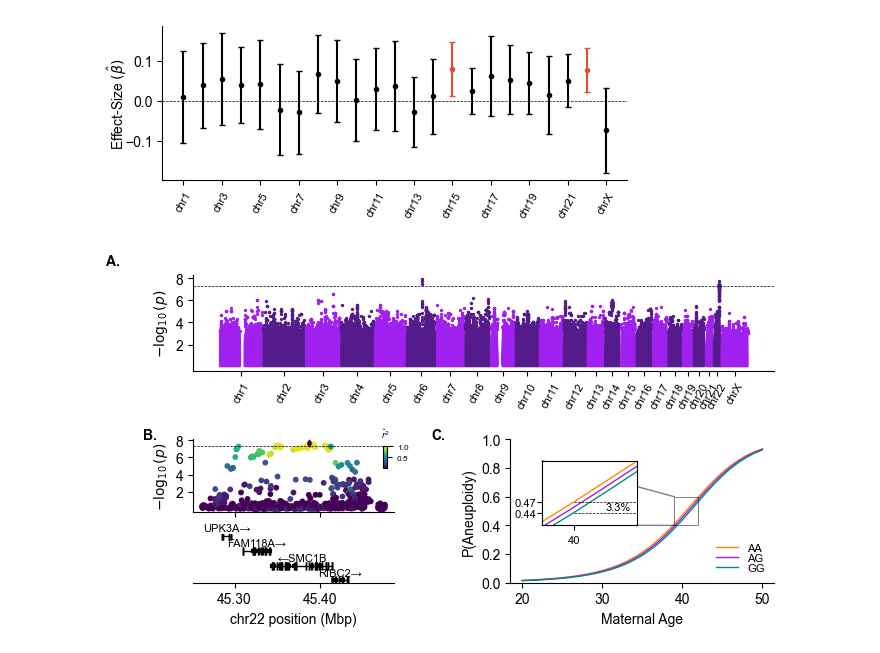
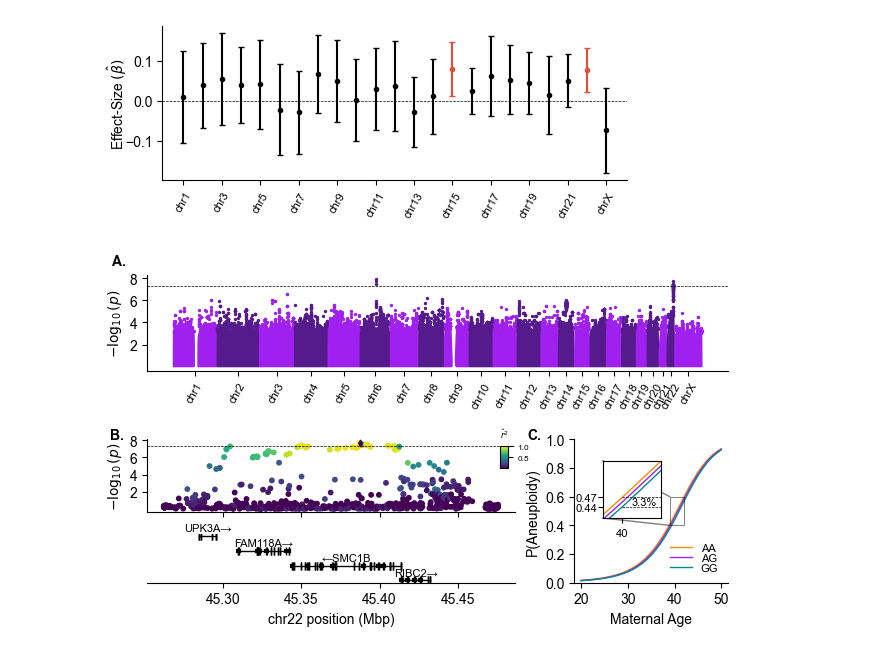
Before and after one commit to mccoy-lab/natera_aneuploidy, a Jupyter notebook: figs/figure2/figure2.ipynb, the cells around one changed output. Saved outputs shown, nothing was run; the diff lists cells and outputs as text; code cells hidden in the pictures.

Commit message:
feat: revised figure 2 for manuscript; updated ancestry labeling protocol to be within pipeline

```diff
--- a/figs/figure2/figure2.ipynb
+++ b/figs/figure2/figure2.ipynb
@@ -120,9 +128,9 @@ def plot_figure2c(ax, colors=['green','orange', 'blue']):
     ax.set_ylabel('P(Aneuploidy)')
     ax.set_ylim(0,1)
     axins = inset_axes(ax,
-                        width="45%", # width = 30% of parent_bbox
-                        height="45%", # height : 1 inch
-                        loc='upper center', bbox_to_anchor=(-0.1, -0.1, 0.8, 1), bbox_transform=ax.transAxes)
+                        width="40%", # width = 30% of parent_bbox
+                        height="40%", # height : 1 inch
+                        loc='upper center', bbox_to_anchor=(-0.1, -0.1, 0.95, 1), bbox_transform=ax.transAxes)
     for i, geno in enumerate(['AA', 'AG', 'GG']):
         df = model_fig2c_df.filter(pl.col('genotype') == geno)
         axins.plot(df['patient_age_cycle'].to_numpy(), df['p_aneuploidy'].to_numpy(), color=colors[i],  lw=1, label=f'{geno}')
@@ -137,11 +145,11 @@ def plot_figure2c(ax, colors=['green','orange', 'blue']):
     x2 = model_fig2c_df.filter(pl.col('genotype') == 'GG').filter(pl.col('patient_age_cycle') == 40)['p_aneuploidy'].to_numpy()[0]
     axins.plot([40,42],[x1,x1], linestyle='--', lw=0.5, color='black')
     axins.plot([40,42],[x2,x2], linestyle='--', lw=0.5, color='black')
-    axins.text(41,(x1+x2)/2, f'{(x1-x2)*100:.1f}%', va='center', ha='left', fontsize=8)
+    axins.text(40.5,(x1+x2)/2, f'{(x1-x2)*100:.1f}%', va='center', ha='left', fontsize=8)
     ax.legend(fontsize=8, frameon=False, labelspacing=0, loc='lower right')
     axins.set_xticks([40]); axins.set_xticklabels(['40'], fontsize=8)
     axins.set_yticks([x1,x2]); axins.set_yticklabels([f'{x1:.2f}',f'{x2:.2f}'], fontsize=8);
-    axins.tick_params(axis='y', pad=0.5);
+    axins.tick_params(axis='y', pad=0.1);
     debox(ax)
     return ax
 
@@ -187,45 +195,35 @@ def plot_figure2a(ax):
     return ax
 # %%
 fig = plt.figure(figsize=(7.5, 4))
-spec = fig.add_gridspec(14, 10, hspace=10.0, wspace=5)
+spec = fig.add_gridspec(14, 9, hspace=10.0, wspace=5)
 
 
 ax0 = fig.add_subplot(spec[:5, :])
 # gwas_plot(ax0, colors=["#DC0000FF", "#DC000099"], odds=True)
 gwas_plot(ax0, colors=["#A020F0", "#551A8B"], odds=False)
 ax0.set_yticks([2,4,6,8]); ax0.set_yticklabels([2,4,6,8]);
 
 
-ax1 = fig.add_subplot(spec[7:, 5:])
+ax1 = fig.add_subplot(spec[7:, 6:])
 plot_figure2c(ax1, colors=['#FF8C00', '#A020F0', '#008B8B'])
+ax1.set_xticks([20,30,40,50])
+ax1.set_xticklabels([20,30,40,50])
 
-ax11 = fig.add_subplot(spec[7:11, :4])
+ax11 = fig.add_subplot(spec[7:11, :6])
 ax11.set_yticks([2,4,6,8]); ax11.set_yticklabels([2,4,6,8]);
-ax11b = fig.add_subplot(spec[11:, :4])
+ax11b = fig.add_subplot(spec[11:, :6])
 
 full_locuszoom_alt(ax11, ax11b, gwas_df=discovery_gwas_filt_df, lead_variant='chr22:45387213:T:C', lower_window_size=1.25e5, upper_window_size=9e4,
                    yoff=0.25, fontsize=8, scaling_factor=0.05, name_filt=['^LOC']);
 plt.setp(ax11.get_xticklabels(), visible=False)
 ax11b.spines['left'].set_visible(False)
-# print(ax11b.get_ylim())
-# ax11b.set_ylim(-1.8, -1)
-# print(ax11b.get_ylim())
-
-# ax3 = fig.add_subplot(spec[2:, 3:5])
-# plot_figure2c(ax3)
-
-# ax4 = fig.add_subplot(spec[6:, 4:])
-# plot_per_chromosome_effects(ax4, sig_color='#FF8C00');
-
-# ax5 = fig.add_subplot(spec[4:, 6:])
-# # annotate_axes(ax5, 'ax4')
 
 # fig.suptitle('Manually added subplots, spanning a column')
-label_multipanel([ax0], ['A.'], xoff=-0.15, yoff=1.1, fontweight='bold')
+label_multipanel([ax0], ['A.'], xoff=-0.06, yoff=1.1, fontweight='bold')
 label_multipanel([ax1], ['C.'], xoff=-0.3, yoff=1.0, fontweight='bold', zorder=10)
 
-label_multipanel([ax11], ['B.'], fontweight='bold', xoff=-0.25, yoff=1.0)
-plt.savefig('figure2.122724.v4.pdf', bbox_inches='tight')
-plt.savefig('figure2.122724.v4.png', dpi=300, bbox_inches='tight')
+label_multipanel([ax11], ['B.'], fontweight='bold', xoff=-0.1, yoff=1.0)
+plt.savefig('figure2.010825.v5.pdf', bbox_inches='tight')
+plt.savefig('figure2.010825.v5.png', dpi=300, bbox_inches='tight')
 # %% [output]
-[figure, old version]
+[figure, new version]
```
Also changed, not shown: parts of 4 cells of this notebook, 3 other files.
